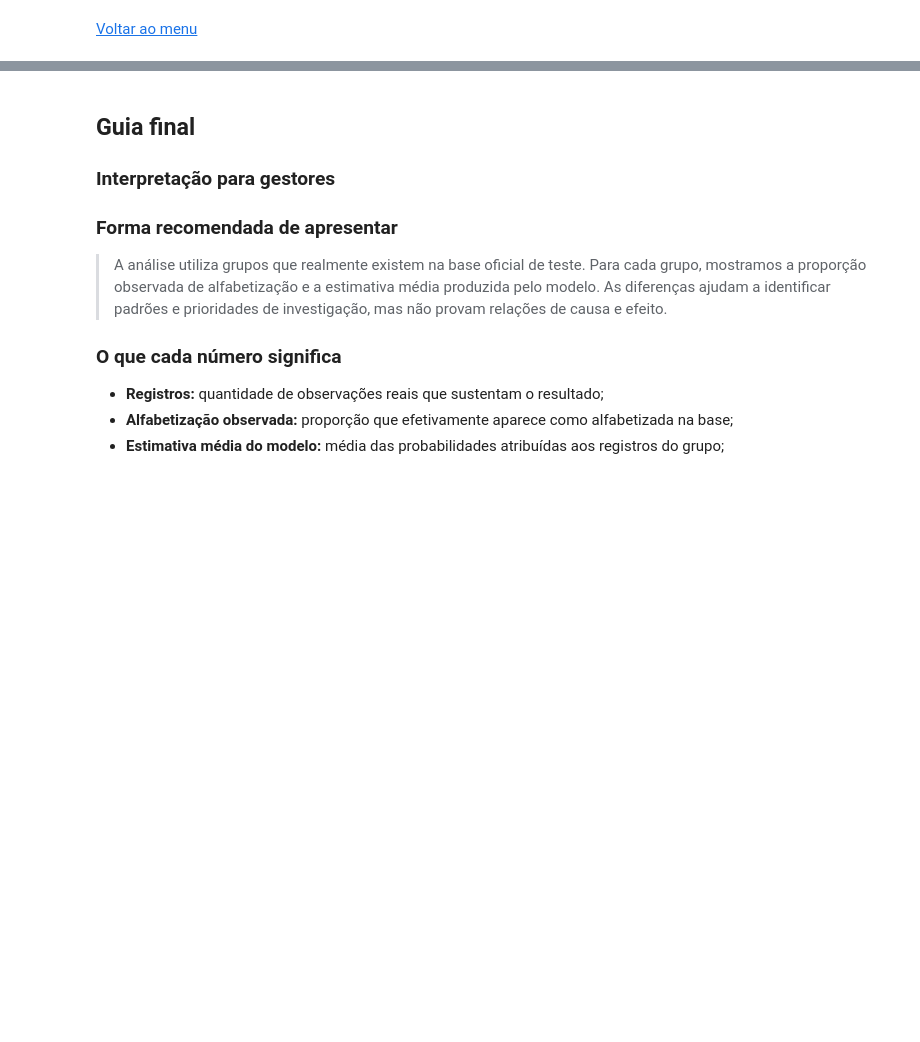
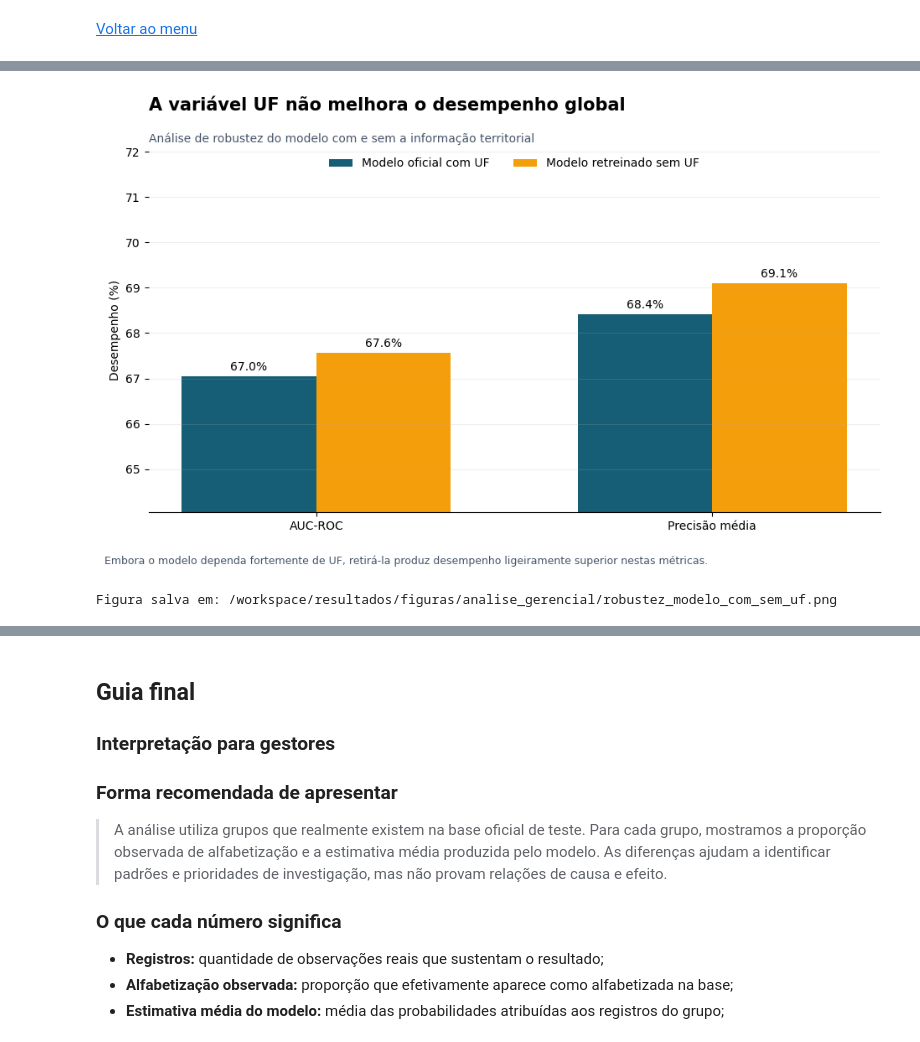
Before and after one commit to FIAP-Challenges/tech_challenge_3, a Jupyter notebook: notebooks/TC3_Analise_Gerencial_Random_Forest.ipynb, the cells around one changed output, grey strips where cells are left out. Saved outputs shown, nothing was run; the diff lists cells and outputs as text; code cells hidden in the pictures; blank space fills up the shorter version.

```diff
--- a/notebooks/TC3_Analise_Gerencial_Random_Forest.ipynb
+++ b/notebooks/TC3_Analise_Gerencial_Random_Forest.ipynb
@@ -868,0 +925,34 @@ Como análise de robustez, o resultado sugere acompanhar também a versão sem U
+# %%
+metricas_slide = sensibilidade_uf.filter(
+    pl.col('metrica').is_in(['roc_auc', 'average_precision'])
+).with_columns(
+    pl.col('metrica').replace({'roc_auc': 'AUC-ROC', 'average_precision': 'Precisão média'}).alias('rotulo')
+)
+
+rotulos_uf = metricas_slide['rotulo'].to_list()
+com_uf = np.array(metricas_slide['com_sigla_uf'].to_list()) * 100
+sem_uf = np.array(metricas_slide['sem_sigla_uf'].to_list()) * 100
+x = np.arange(len(rotulos_uf))
+largura = 0.34
+fig, ax = plt.subplots(figsize=(9.5, 5.8))
+barras_com = ax.bar(x - largura/2, com_uf, largura, label='Modelo oficial com UF', color='#155E75')
+barras_sem = ax.bar(x + largura/2, sem_uf, largura, label='Modelo retreinado sem UF', color='#F59E0B')
+ax.set_xticks(x, rotulos_uf)
+ax.set_ylabel('Desempenho (%)')
+ax.set_title('A variável UF não melhora o desempenho global', loc='left', weight='bold', fontsize=15, pad=32)
+ax.text(0, 1.015, 'Análise de robustez do modelo com e sem a informação territorial', transform=ax.transAxes, color='#475569', fontsize=10)
+ax.set_ylim(min(np.r_[com_uf, sem_uf]) - 3, max(np.r_[com_uf, sem_uf]) + 3)
+ax.grid(axis='y', alpha=0.2)
+ax.spines[['top', 'right', 'left']].set_visible(False)
+ax.legend(frameon=False, ncol=2, loc='upper center')
+for barras in (barras_com, barras_sem):
+    ax.bar_label(barras, fmt='%.1f%%', padding=3, fontsize=10)
+fig.text(0.01, 0.01, 'Embora o modelo dependa fortemente de UF, retirá-la produz desempenho ligeiramente superior nestas métricas.', fontsize=9, color='#475569')
+fig.tight_layout(rect=(0, 0.05, 1, 1))
+caminho_uf = FIGURAS_DIR / 'robustez_modelo_com_sem_uf.png'
+fig.savefig(caminho_uf, dpi=300, bbox_inches='tight', facecolor='white')
+plt.show()
+print(f'Figura salva em: {caminho_uf}')
+# %% [output]
+[figure, added]
+Figura salva em: /workspace/resultados/figuras/analise_gerencial/robustez_modelo_com_sem_uf.png
```
Also changed, not shown: parts of 5 cells of this notebook, 4 other files.
